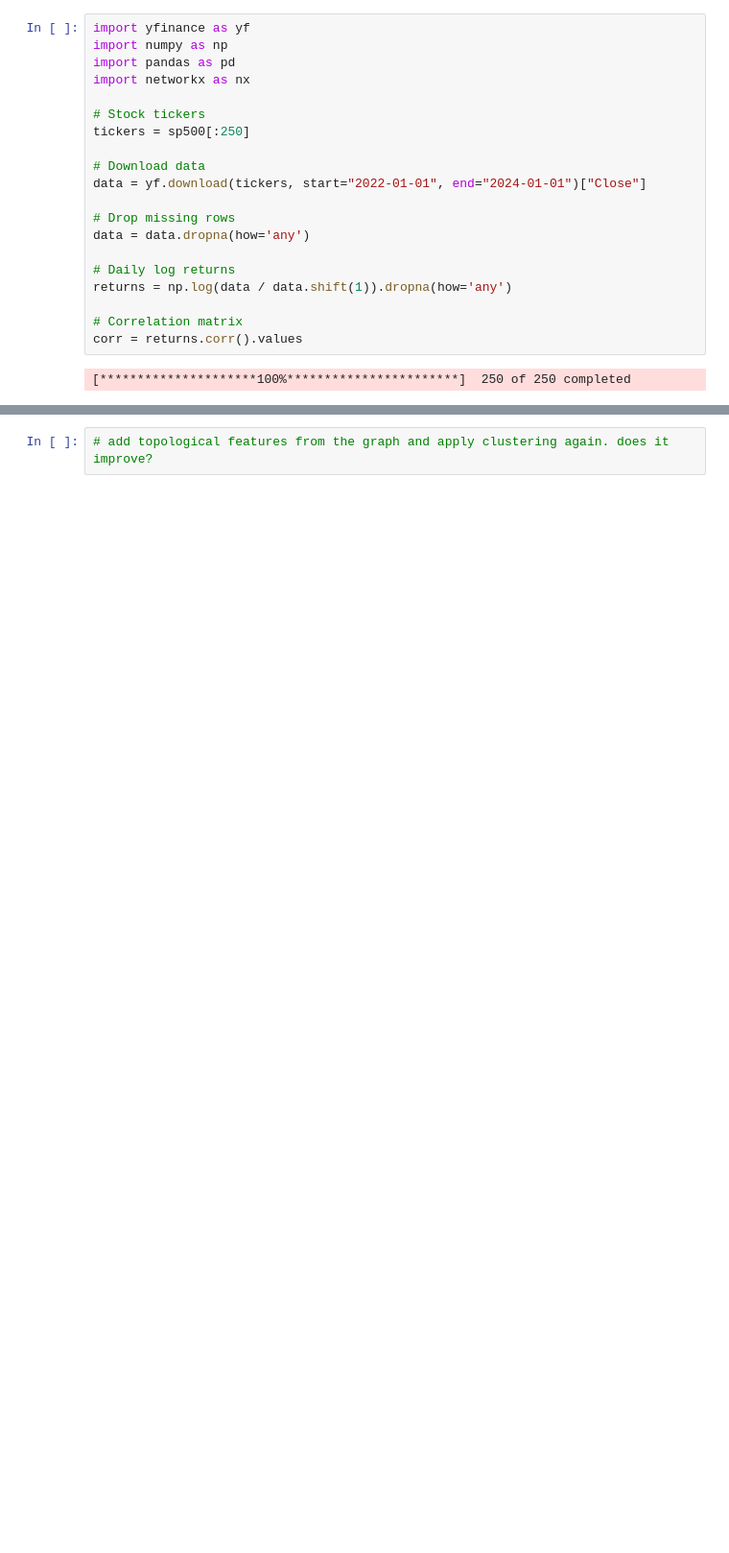
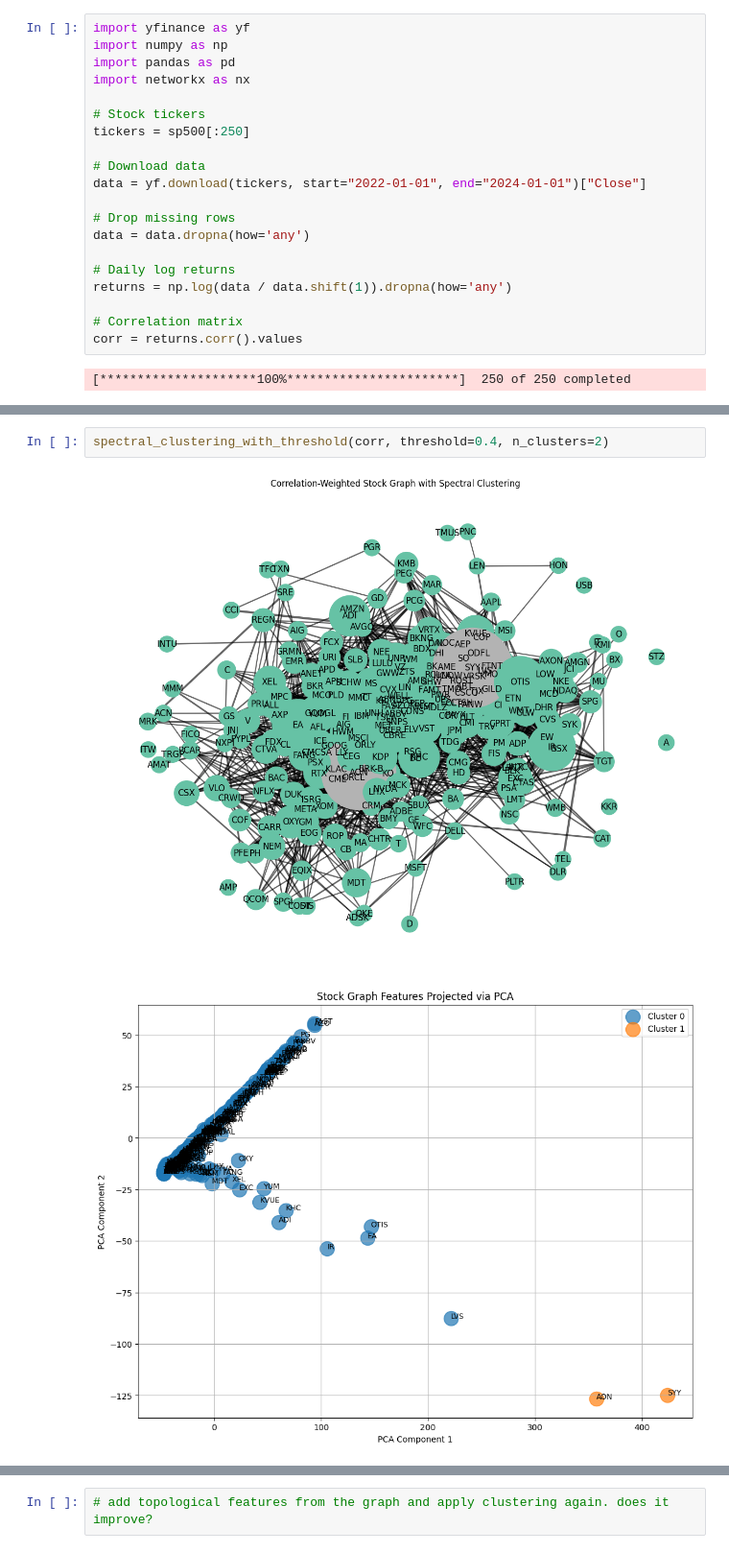
Before and after one commit to casslee1351/Finance-Projects, a Jupyter notebook: Graph-based Methods on Stock Returns.ipynb, the cells around one changed output, grey strips where cells are left out. Shown at 96% size. Drawn from its saved outputs; the diff is of its cells as text; blank space fills up the shorter version.

```diff
--- a/Graph-based Methods on Stock Returns.ipynb
+++ b/Graph-based Methods on Stock Returns.ipynb
@@ -204,0 +167,5 @@ plt.show()
+# %%
+spectral_clustering_with_threshold(corr, threshold=0.4, n_clusters=2)
+# %% [output]
+[figure, added]
+[figure, added]
```
Also changed, not shown: parts of 11 cells of this notebook.
